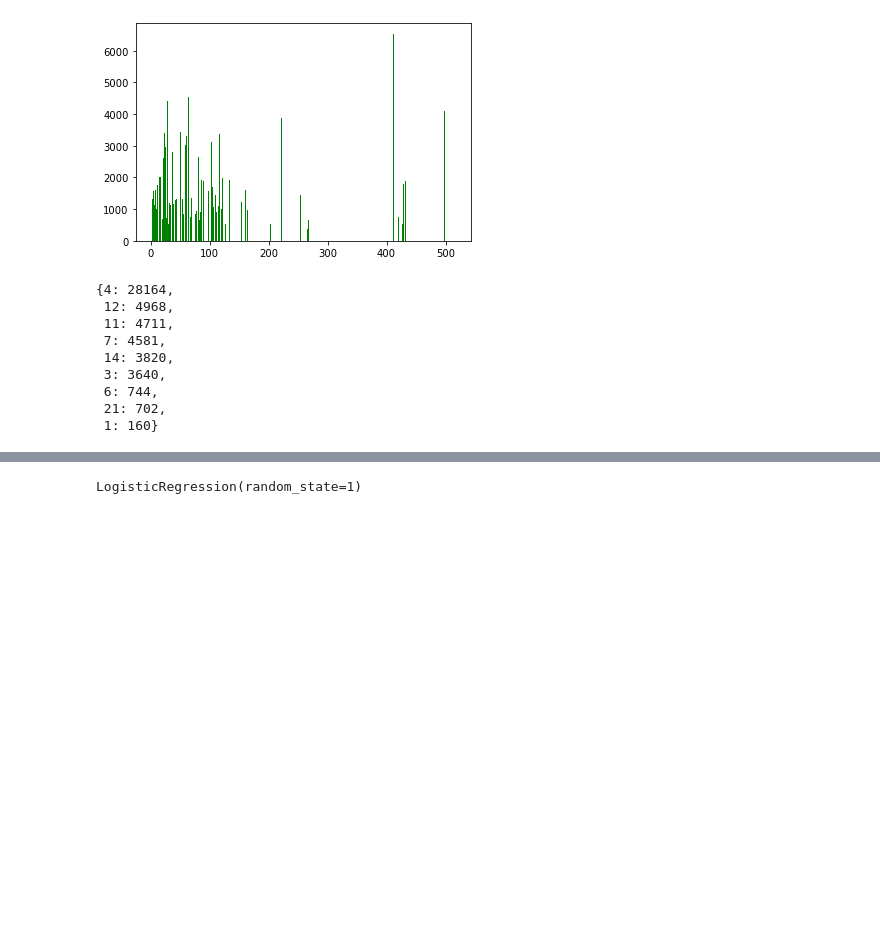
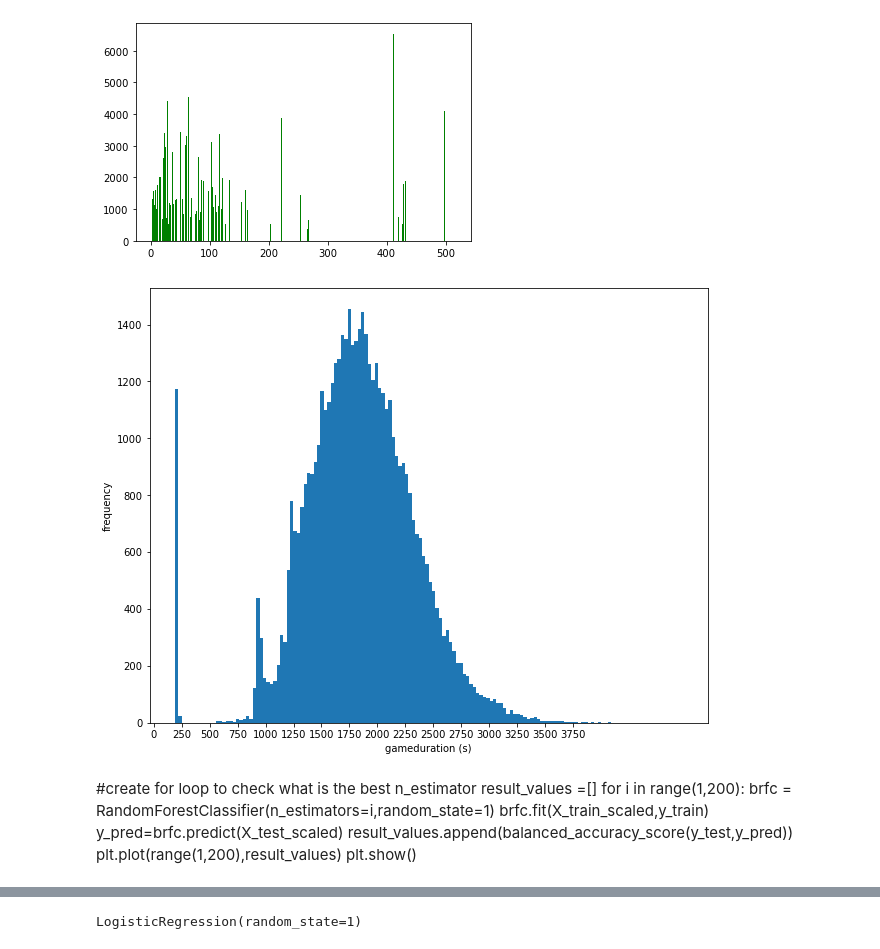
Before and after one commit to kylegross/League_of_Legends, a Jupyter notebook: monsters_dataframe.ipynb, the cells around one changed output, grey strips where cells are left out. Saved outputs shown, nothing was run; the diff lists cells and outputs as text; code cells hidden in the pictures; blank space fills up the shorter version.

```diff
--- a/monsters_dataframe.ipynb
+++ b/monsters_dataframe.ipynb
@@ -326,19 +301,16 @@ plt.bar(champ_count_2.keys(), champ_count_2.values(), color='g')
 plt.show()
 # %% [output]
 [figure]
-# %%
-sum_counts = df['t1_champ1_sum1'].value_counts()
-sum_counts.to_dict()
-# %% [output]
-{4: 28164,
- 12: 4968,
- 11: 4711,
- 7: 4581,
- 14: 3820,
- 3: 3640,
- 6: 744,
- 21: 702,
- 1: 160}
+# %%
+#plot a graph of the game duration to see any trends in game duration among ranked play participants
+plt.figure(figsize=(10,8))
+time_plot = plt.hist(df['gameDuration'],bins=150)
+plt.xticks(np.arange(0,4000,250))
+plt.xlabel('gameduration (s)')
+plt.ylabel('frequency')
+plt.show()
+# %% [output]
+[figure, added]
 # %%
 #set up connection with postgres database
 #db_string = f"postgres://postgres:{db_password}@127.0.0.1:5432/league_project_db"
@@ -370,2 +332,12 @@ plt.show()
+# %% [markdown]
+#create for loop to check what is the best n_estimator
+result_values =[]
+for i in range(1,200):
+    brfc = RandomForestClassifier(n_estimators=i,random_state=1)
+    brfc.fit(X_train_scaled,y_train)
+    y_pred=brfc.predict(X_test_scaled)
+    result_values.append(balanced_accuracy_score(y_test,y_pred))
+plt.plot(range(1,200),result_values)
+plt.show()
 # %%
 #create random forest classifier
```
Also changed, not shown: parts of 64 cells of this notebook.
